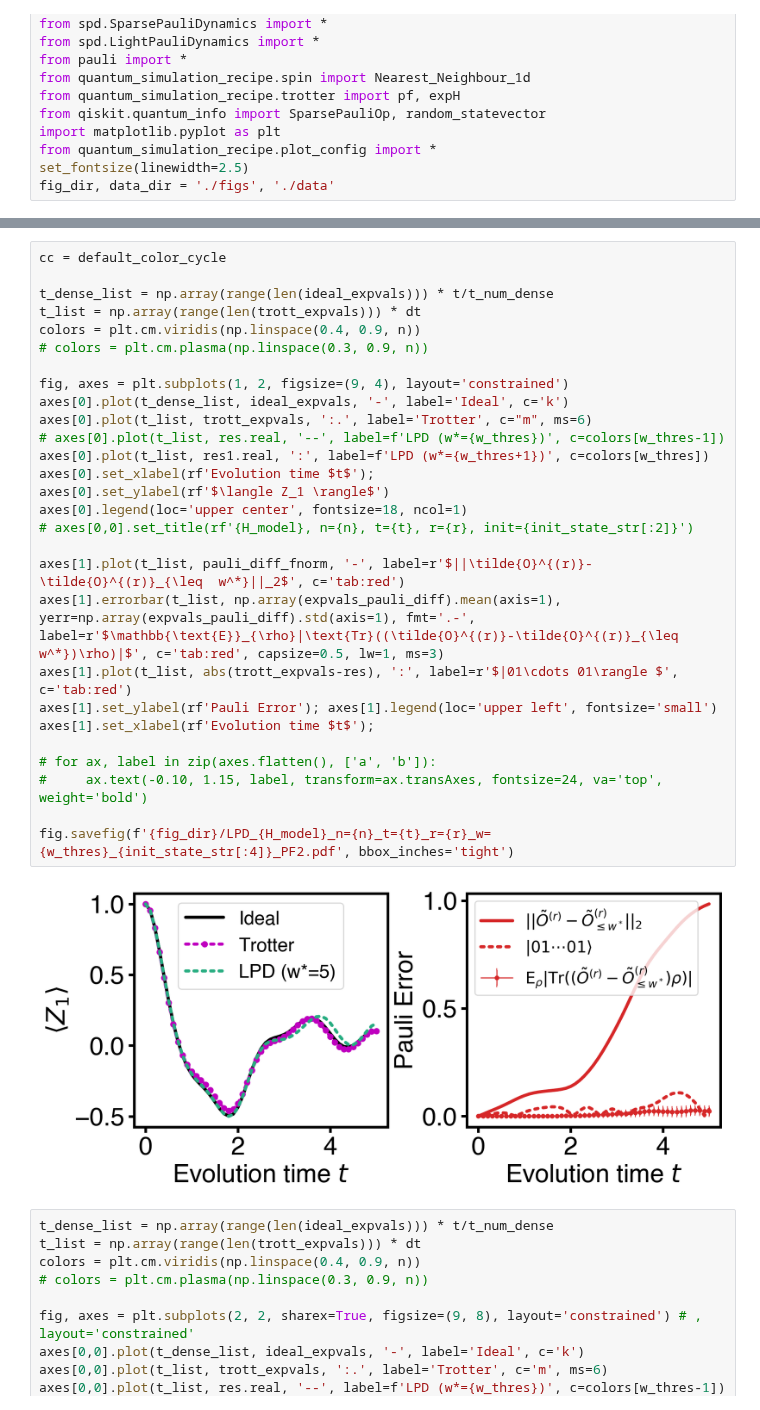
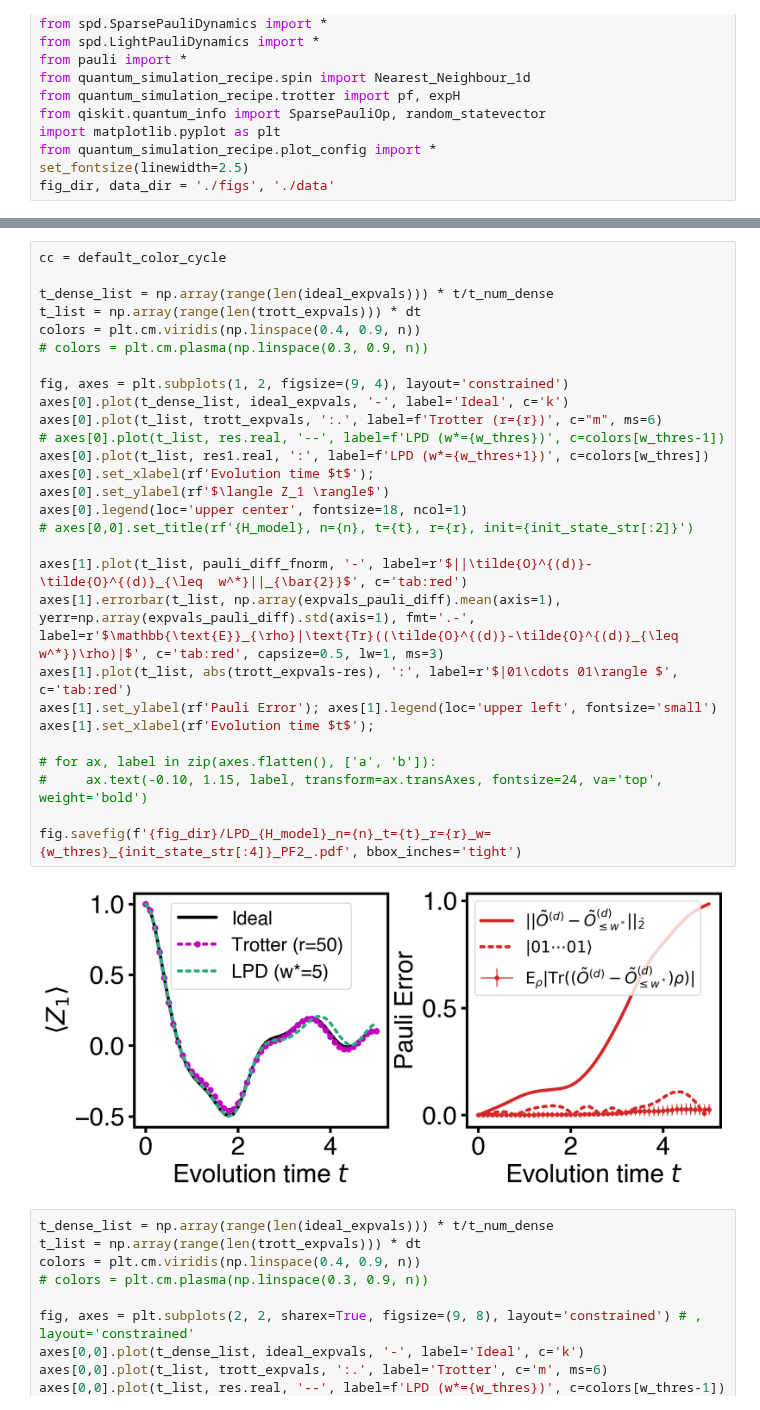
Before and after one commit to Jue-Xu/Pauli-Propagation-Hamiltonian-Expectation, a Jupyter notebook: PF2.ipynb, the cells around one changed output, grey strips where cells are left out. Cells and saved outputs as stored; diff of their text form.

Commit message:
polish figures

```diff
--- a/PF2.ipynb
+++ b/PF2.ipynb
@@ -145,33 +147,33 @@ expval_trotter_diff
 # %%
 cc = default_color_cycle
 
 t_dense_list = np.array(range(len(ideal_expvals))) * t/t_num_dense
 t_list = np.array(range(len(trott_expvals))) * dt
 colors = plt.cm.viridis(np.linspace(0.4, 0.9, n))
 # colors = plt.cm.plasma(np.linspace(0.3, 0.9, n))
 
 fig, axes = plt.subplots(1, 2, figsize=(9, 4), layout='constrained')
 axes[0].plot(t_dense_list, ideal_expvals, '-', label='Ideal', c='k')
-axes[0].plot(t_list, trott_expvals, ':.', label='Trotter', c="m", ms=6)
+axes[0].plot(t_list, trott_expvals, ':.', label=f'Trotter (r={r})', c="m", ms=6)
 # axes[0].plot(t_list, res.real, '--', label=f'LPD (w*={w_thres})', c=colors[w_thres-1])
 axes[0].plot(t_list, res1.real, ':', label=f'LPD (w*={w_thres+1})', c=colors[w_thres])
 axes[0].set_xlabel(rf'Evolution time $t$');
 axes[0].set_ylabel(rf'$\langle Z_1 \rangle$')
 axes[0].legend(loc='upper center', fontsize=18, ncol=1)
 # axes[0,0].set_title(rf'{H_model}, n={n}, t={t}, r={r}, init={init_state_str[:2]}')
 
-axes[1].plot(t_list, pauli_diff_fnorm, '-', label=r'$||\tilde{O}^{(r)}-\tilde{O}^{(r)}_{\leq  w^*}||_2$', c='tab:red')
-axes[1].errorbar(t_list, np.array(expvals_pauli_diff).mean(axis=1), yerr=np.array(expvals_pauli_diff).std(axis=1), fmt='.-', label=r'$\mathbb{\text{E}}_{\rho}|\text{Tr}((\tilde{O}^{(r)}-\tilde{O}^{(r)}_{\leq w^*})\rho)|$', c='tab:red', capsize=0.5, lw=1, ms=3)
+axes[1].plot(t_list, pauli_diff_fnorm, '-', label=r'$||\tilde{O}^{(d)}-\tilde{O}^{(d)}_{\leq  w^*}||_{\bar{2}}$', c='tab:red')
+axes[1].errorbar(t_list, np.array(expvals_pauli_diff).mean(axis=1), yerr=np.array(expvals_pauli_diff).std(axis=1), fmt='.-', label=r'$\mathbb{\text{E}}_{\rho}|\text{Tr}((\tilde{O}^{(d)}-\tilde{O}^{(d)}_{\leq w^*})\rho)|$', c='tab:red', capsize=0.5, lw=1, ms=3)
 axes[1].plot(t_list, abs(trott_expvals-res), ':', label=r'$|01\cdots 01\rangle $', c='tab:red')
 axes[1].set_ylabel(rf'Pauli Error'); axes[1].legend(loc='upper left', fontsize='small')
 axes[1].set_xlabel(rf'Evolution time $t$');
 
 # for ax, label in zip(axes.flatten(), ['a', 'b']):
 #     ax.text(-0.10, 1.15, label, transform=ax.transAxes, fontsize=24, va='top', weight='bold')
 
-fig.savefig(f'{fig_dir}/LPD_{H_model}_n={n}_t={t}_r={r}_w={w_thres}_{init_state_str[:4]}_PF2.pdf', bbox_inches='tight')
+fig.savefig(f'{fig_dir}/LPD_{H_model}_n={n}_t={t}_r={r}_w={w_thres}_{init_state_str[:4]}_PF2_.pdf', bbox_inches='tight')
 # %% [output]
-[figure, old version]
+[figure, new version]
 # %%
 t_dense_list = np.array(range(len(ideal_expvals))) * t/t_num_dense
 t_list = np.array(range(len(trott_expvals))) * dt
```
Also changed, not shown: parts of 3 cells of this notebook, 4 other files.
